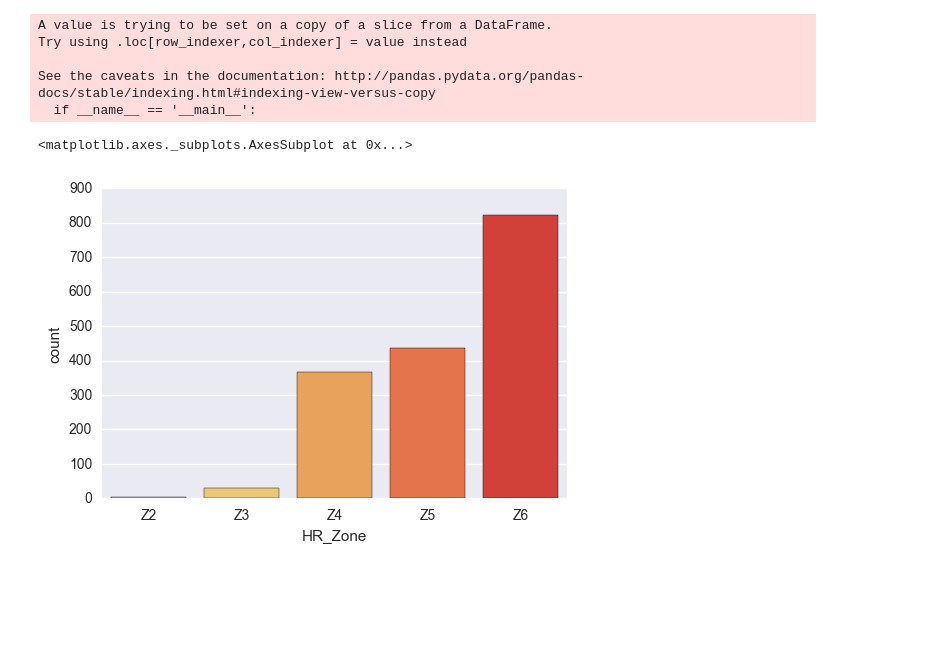
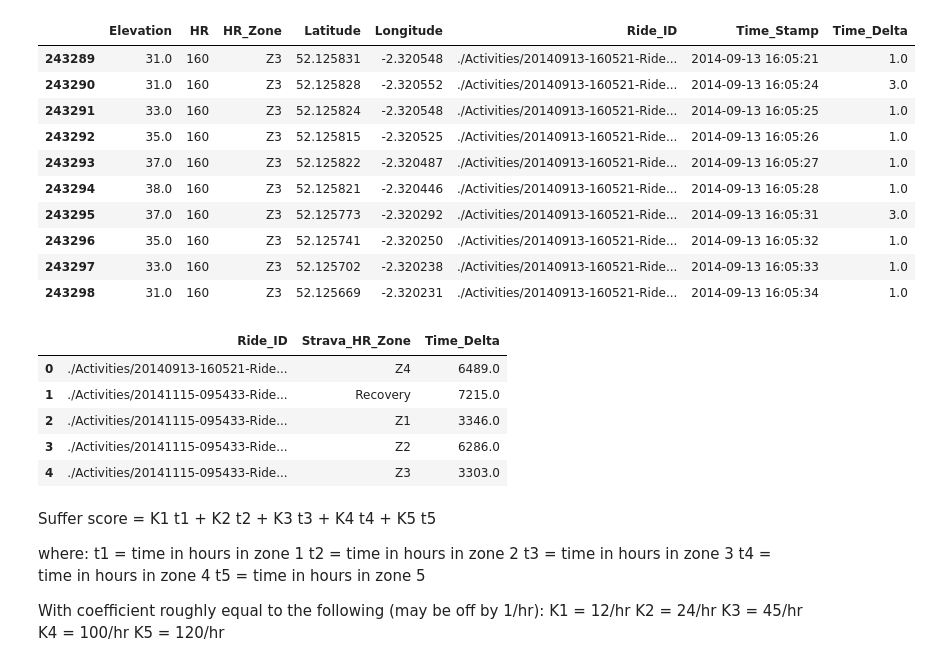
Before and after one commit to danielhills/ride-analysis, a Jupyter notebook: HR_Analysis.ipynb, the cells around one changed output. Cells and saved outputs as stored; diff of their text form; code cells hidden in the pictures; blank space fills up the shorter version.

```diff
--- a/HR_Analysis.ipynb
+++ b/HR_Analysis.ipynb
@@ -12,8 +39,0 @@ df = df[df['HR'] != 'No HR data']
-# %%
-df['HR'] = df['HR'].astype(int)
-# %% [output]
-A value is trying to be set on a copy of a slice from a DataFrame.
-Try using .loc[row_indexer,col_indexer] = value instead
-
-See the caveats in the documentation: http://pandas.pydata.org/pandas-docs/stable/indexing.html#indexing-view-versus-copy
-  if __name__ == '__main__':
@@ -22,5 +40,20 @@ act = df[df['Ride_ID'] == './Activities/20170107-124626-Ride.gpx']
-# %%
-sns.countplot(act['HR_Zone'])
-# %% [output]
-<matplotlib.axes._subplots.AxesSubplot at 0x...>
-[figure, removed]
+# %%
+df = df[df['HR'] != 'No HR data']
+df['HR'] = df['HR'].astype(int)
+
+df['Time_Stamp'] = pd.to_datetime(df['Time_Stamp'])
+df['Time_Delta'] = (df['Time_Stamp'] - df['Time_Stamp'].shift()).fillna(1) / datetime.timedelta(seconds = 1)
+# %%
+df.head(10)
+# %% [output]
+|  | Elevation | HR | HR_Zone | Latitude | Longitude | Ride_ID | Time_Stamp | Time_Delta |
+| 243289 | 31.0 | 160 | Z3 | 52.125831 | -2.320548 | ./Activities/20140913-160521-Ride... | 2014-09-13 16:05:21 | 1.0 |
+| 243290 | 31.0 | 160 | Z3 | 52.125828 | -2.320552 | ./Activities/20140913-160521-Ride... | 2014-09-13 16:05:24 | 3.0 |
+| 243291 | 33.0 | 160 | Z3 | 52.125824 | -2.320548 | ./Activities/20140913-160521-Ride... | 2014-09-13 16:05:25 | 1.0 |
+| 243292 | 35.0 | 160 | Z3 | 52.125815 | -2.320525 | ./Activities/20140913-160521-Ride... | 2014-09-13 16:05:26 | 1.0 |
+| 243293 | 37.0 | 160 | Z3 | 52.125822 | -2.320487 | ./Activities/20140913-160521-Ride... | 2014-09-13 16:05:27 | 1.0 |
+| 243294 | 38.0 | 160 | Z3 | 52.125821 | -2.320446 | ./Activities/20140913-160521-Ride... | 2014-09-13 16:05:28 | 1.0 |
+| 243295 | 37.0 | 160 | Z3 | 52.125773 | -2.320292 | ./Activities/20140913-160521-Ride... | 2014-09-13 16:05:31 | 3.0 |
+| 243296 | 35.0 | 160 | Z3 | 52.125741 | -2.320250 | ./Activities/20140913-160521-Ride... | 2014-09-13 16:05:32 | 1.0 |
+| 243297 | 33.0 | 160 | Z3 | 52.125702 | -2.320238 | ./Activities/20140913-160521-Ride... | 2014-09-13 16:05:33 | 1.0 |
+| 243298 | 31.0 | 160 | Z3 | 52.125669 | -2.320231 | ./Activities/20140913-160521-Ride... | 2014-09-13 16:05:34 | 1.0 |
@@ -26,0 +64,25 @@ sns.countplot(act['HR_Zone'])
+# %%
+df_agg.head()
+# %% [output]
+|  | Ride_ID | Strava_HR_Zone | Time_Delta |
+| 0 | ./Activities/20140913-160521-Ride... | Z4 | 6489.0 |
+| 1 | ./Activities/20141115-095433-Ride... | Recovery | 7215.0 |
+| 2 | ./Activities/20141115-095433-Ride... | Z1 | 3346.0 |
+| 3 | ./Activities/20141115-095433-Ride... | Z2 | 6286.0 |
+| 4 | ./Activities/20141115-095433-Ride... | Z3 | 3303.0 |
+# %% [markdown]
+Suffer score = K1 t1 + K2 t2 + K3 t3 + K4 t4 + K5 t5
+
+where:
+t1 = time in hours in zone 1
+t2 = time in hours in zone 2
+t3 = time in hours in zone 3
+t4 = time in hours in zone 4
+t5 = time in hours in zone 5
+
+With coefficient roughly equal to the following (may be off by 1/hr):
+K1 = 12/hr
+K2 = 24/hr
+K3 = 45/hr
+K4 = 100/hr
+K5 = 120/hr
```
Also changed, not shown: parts of 15 cells of this notebook, 1 other file.
